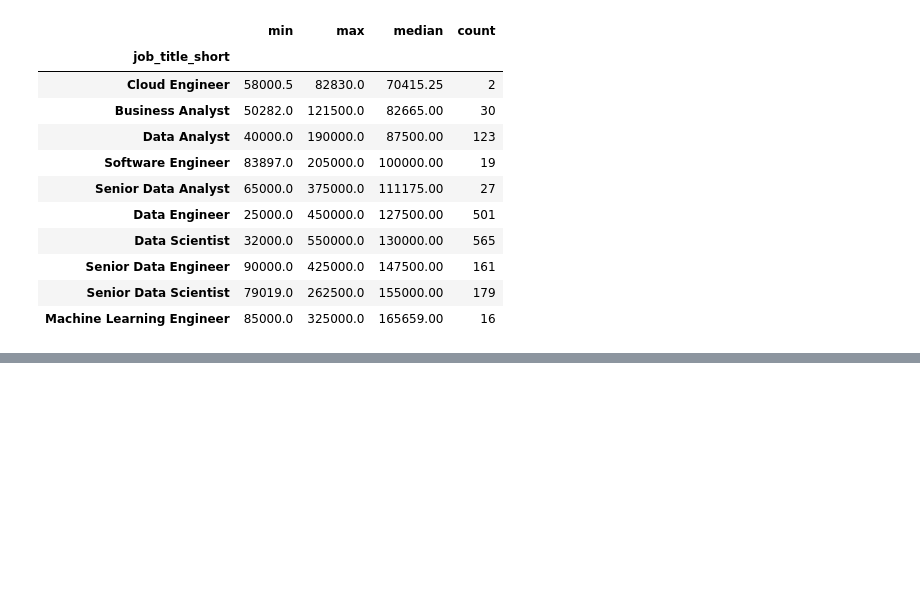
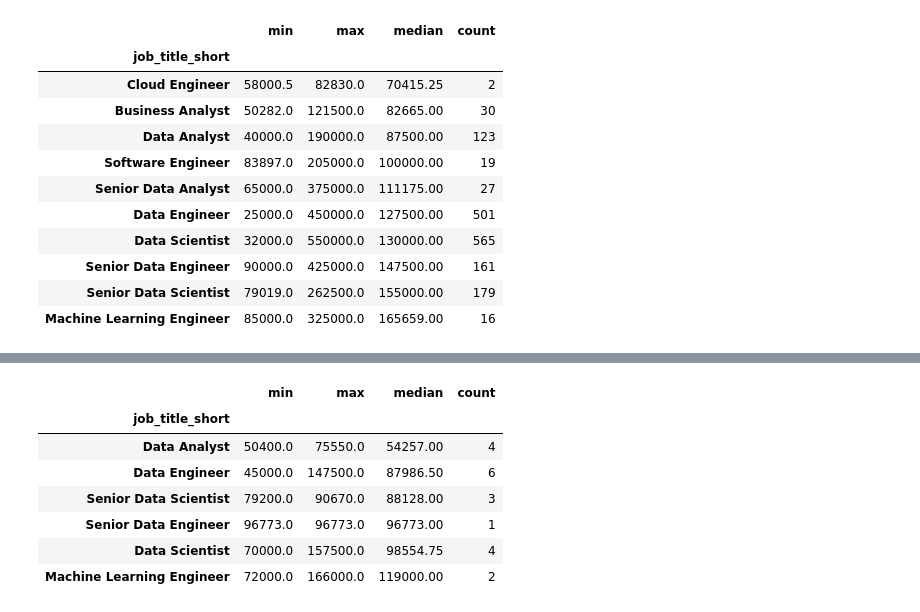
Before and after one commit to ahmedsayedtalib/data-analytics, a Jupyter notebook: training.ipynb, the cells around one changed output, grey strips where cells are left out. Drawn from its saved outputs; the diff is of its cells as text; code cells hidden in the pictures; blank space fills up the shorter version.

```diff
--- a/training.ipynb
+++ b/training.ipynb
@@ -542,0 +525,17 @@ TypeError: object of type 'NoneType' has no len()
+# %%
+egypt_jobs = dataframe[(dataframe['job_country'] == 'Egypt')]
+
+egypt_jobs = egypt_jobs[egypt_jobs['salary_year_avg'].notna()]
+
+egypt_jobs.groupby('job_title_short')['salary_year_avg'].agg(['min','max','median','count']).sort_values('median')
+egypt_jobs_salary_scale = egypt_jobs.groupby('job_title_short')['salary_year_avg'].agg(['min','max','median','count']).sort_values('median')
+egypt_jobs_salary_scale
+# %% [output]
+|  | min | max | median | count |
+| job_title_short |  |  |  |  |
+| Data Analyst | 50400.0 | 75550.0 | 54257.00 | 4 |
+| Data Engineer | 45000.0 | 147500.0 | 87986.50 | 6 |
+| Senior Data Scientist | 79200.0 | 90670.0 | 88128.00 | 3 |
+| Senior Data Engineer | 96773.0 | 96773.0 | 96773.00 | 1 |
+| Data Scientist | 70000.0 | 157500.0 | 98554.75 | 4 |
+| Machine Learning Engineer | 72000.0 | 166000.0 | 119000.00 | 2 |
```
Also changed, not shown: parts of 3 cells of this notebook.
